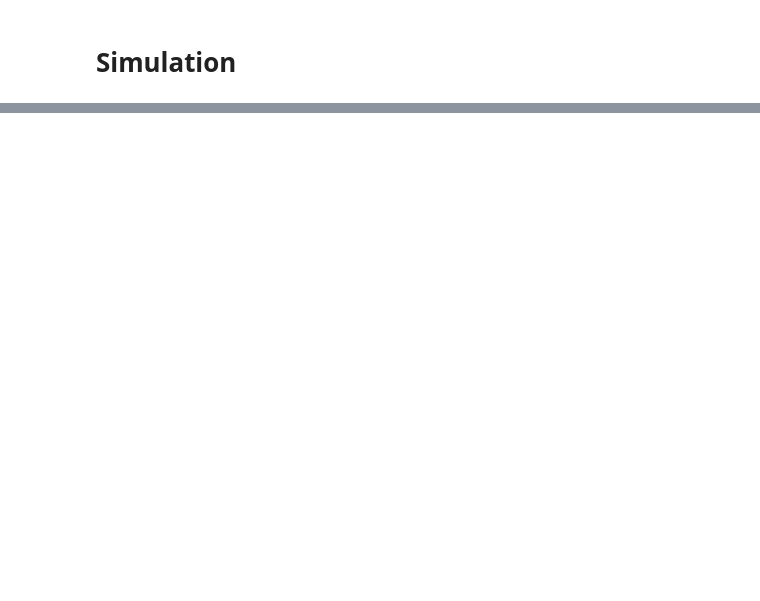
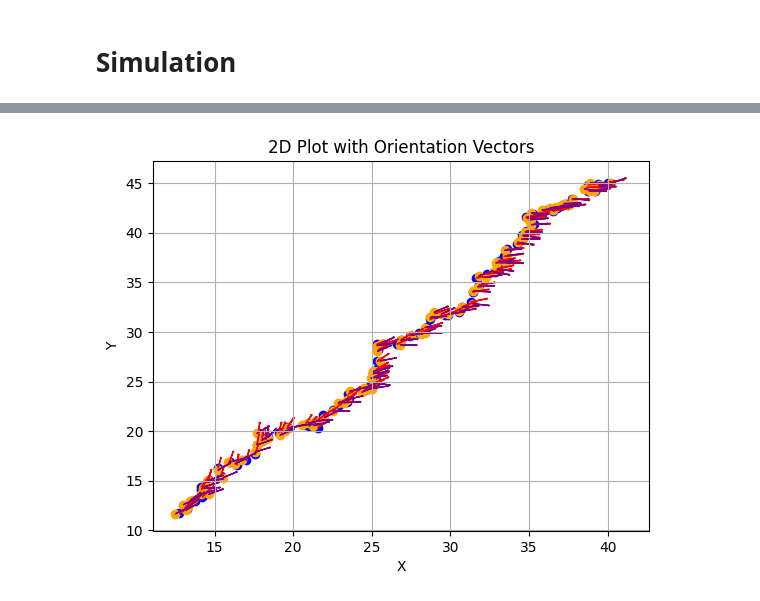
Before and after one commit to marinPh/mobileRobt38, a Jupyter notebook: Kalman_controller.ipynb, the cells around one changed output, grey strips where cells are left out. Drawn from its saved outputs; the diff is of its cells as text; code cells hidden in the pictures; blank space fills up the shorter version.

```diff
--- a/Kalman_controller.ipynb
+++ b/Kalman_controller.ipynb
@@ -262,0 +274,38 @@ plt.show()
+# %%
+# Extract x, y, and theta from the data
+x_coords = z[0,:]
+y_coords = z[1,:]
+thetas = z[2,:]
+
+x_coords_filtered = z_filtered_array[0,:]
+y_coords_filtered = z_filtered_array[1,:]
+thetas_filtered = z_filtered_array[2,:]
+
+
+# Plot the points
+plt.figure()
+plt.scatter(x_coords, y_coords, color='blue')
+plt.scatter(x_coords_filtered, y_coords_filtered, color='orange')
+
+# Draw the orientation vectors
+for x, y, theta in zip(x_coords, y_coords, thetas):
+    dx = np.cos(theta)
+    dy = np.sin(theta)
+    plt.arrow(x, y, dx, dy, head_width=0.1, head_length=0.1, fc='red', ec='red')
+
+for x, y, theta in zip(x_coords_filtered, y_coords_filtered, thetas_filtered):
+    dx = np.cos(theta)
+    dy = np.sin(theta)
+    plt.arrow(x, y, dx, dy, head_width=0.1, head_length=0.1, fc='purple', ec='purple')
+
+
+# Set plot labels and title
+plt.xlabel('X')
+plt.ylabel('Y')
+plt.title('2D Plot with Orientation Vectors')
+plt.grid(True)
+
+# Show the plot
+plt.show()
+# %% [output]
+[figure, added]
```
Also changed, not shown: parts of 12 cells of this notebook.
